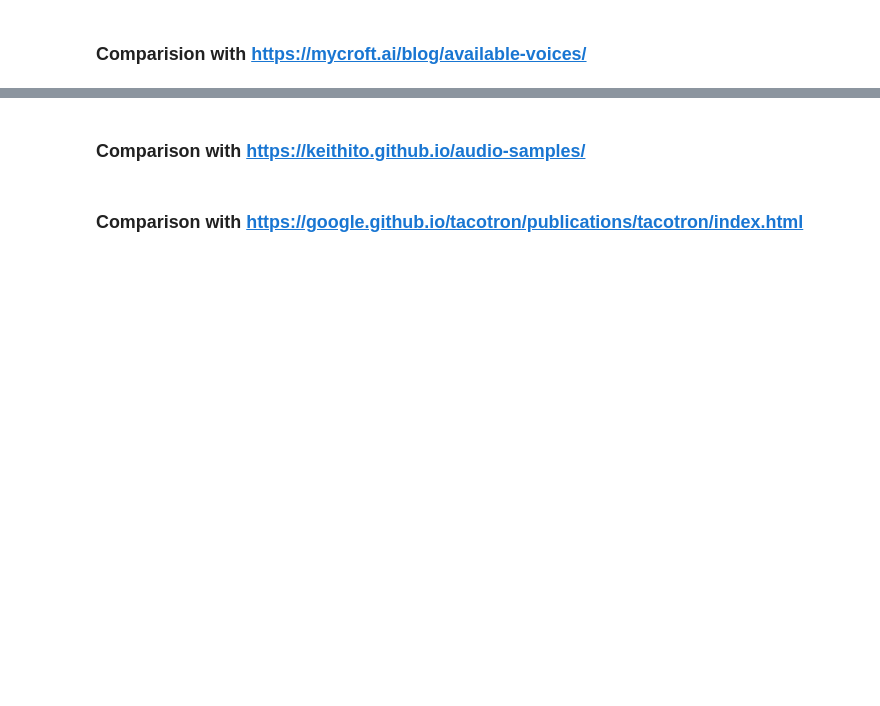
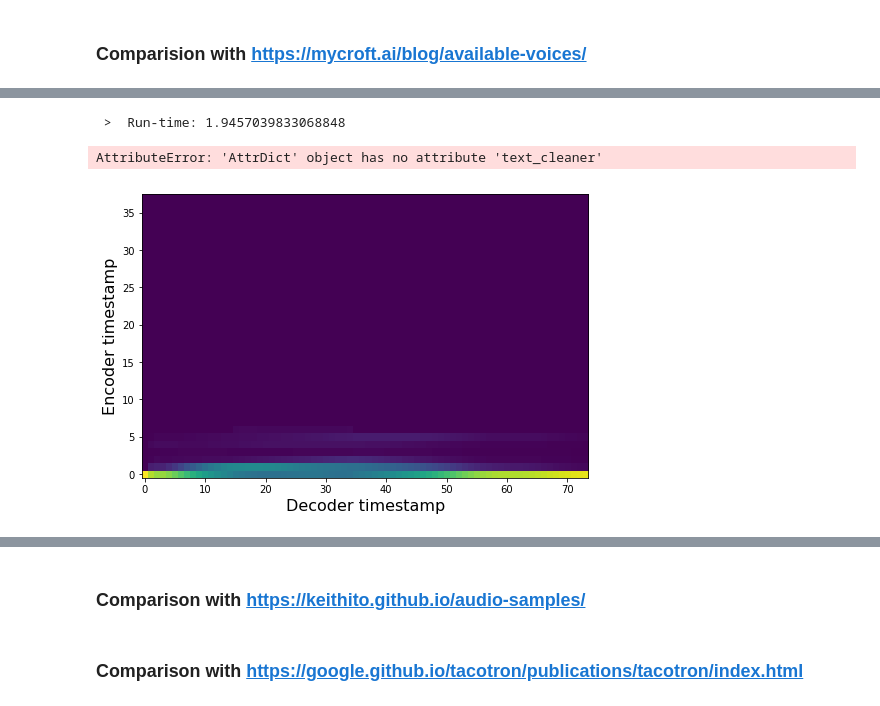
Before and after one commit to twerkmeister/oldtts, a Jupyter notebook: notebooks/GST Playground.ipynb, the cells around one changed output, grey strips where cells are left out. Drawn from its saved outputs; the diff is of its cells as text; code cells hidden in the pictures; blank space fills up the shorter version.

```diff
--- a/notebooks/GST Playground.ipynb
+++ b/notebooks/GST Playground.ipynb
@@ -234,0 +225,8 @@ aʊf deːn ziːbən rɔbənklɪpən, zɪtsən ziːbən rɔbɛnzɪpən
+# %%
+token_scores = np.copy(score)
+token_scores = np.roll(token_scores, 0)
+align, spec, stop_tokens, wav = tts(model, sentence, CONFIG, use_cuda, ap, token_scores, 4, "de", use_gl=use_gl, figures=True)
+# %% [output]
+ >  Run-time: 1.9457039833068848
+AttributeError: 'AttrDict' object has no attribute 'text_cleaner'
+[figure, added]
```
Also changed, not shown: parts of 17 cells of this notebook, 11 other files.
